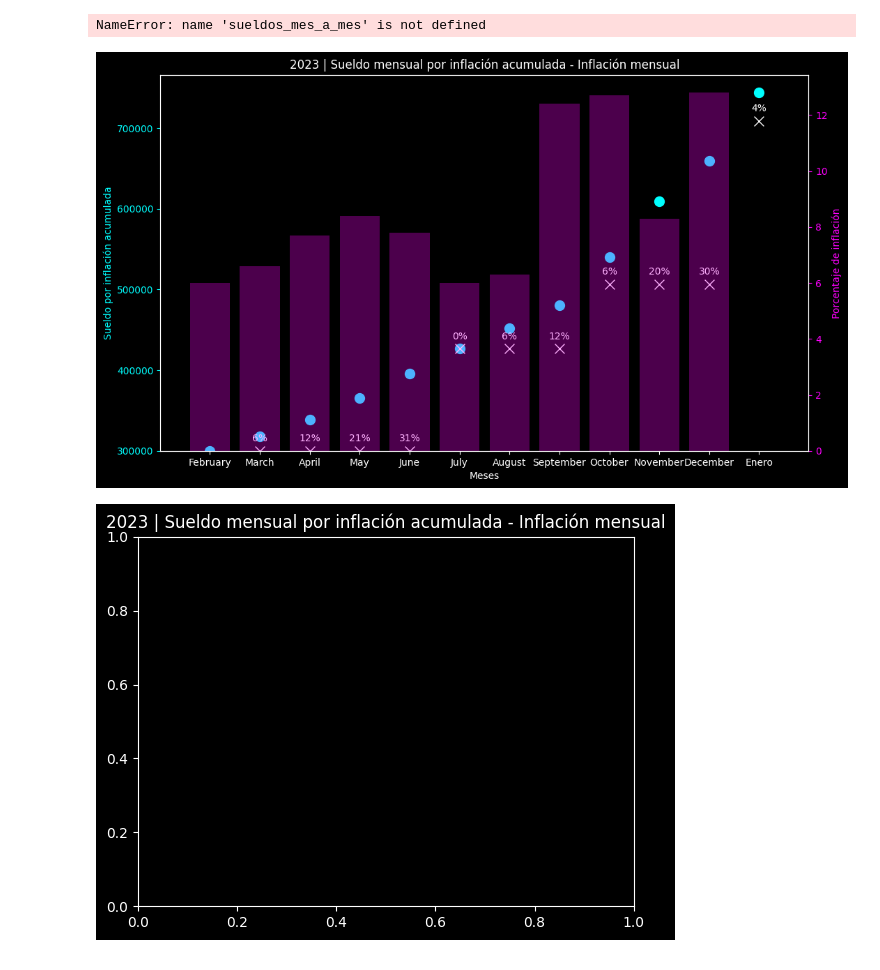
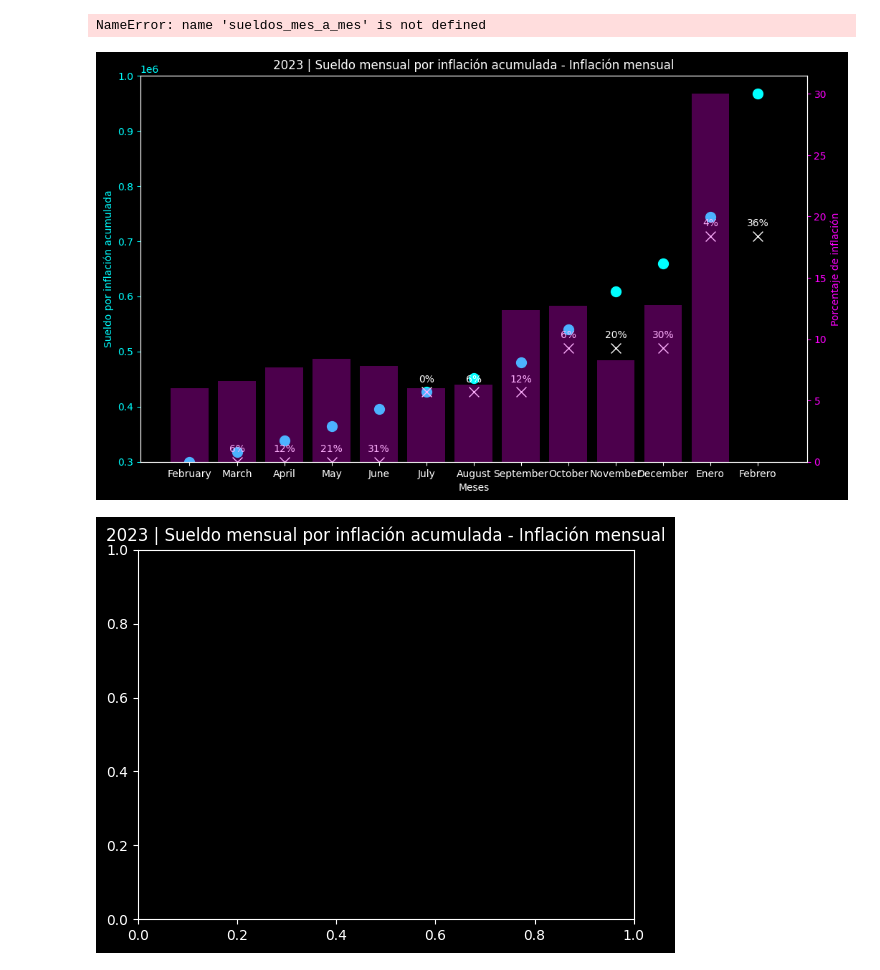
Before and after one commit to belenareal/testing_codes, a Jupyter notebook: sueldo_inflacion.ipynb, the cells around one changed output. Saved outputs shown, nothing was run; the diff lists cells and outputs as text; code cells hidden in the pictures.

```diff
--- a/sueldo_inflacion.ipynb
+++ b/sueldo_inflacion.ipynb
@@ -137,8 +137,8 @@ def calcular_sueldos_mensuales(sueldo_inicial, tasas_inflacion):
 
 # Datos
 sueldo_inicial = float(input("Ingrese el sueldo inicial: "))
-tasas_inflacion = [6.0, 6.6, 7.7, 8.4, 7.8, 6.0, 6.3, 12.4, 12.7, 8.3, 12.8]
-sueldos_reales = [0, 300000, 300000, 300000, 300000, 426600, 426600, 426600, 506552, 506552, 506552, 709173]
+tasas_inflacion = [6.0, 6.6, 7.7, 8.4, 7.8, 6.0, 6.3, 12.4, 12.7, 8.3, 12.8, 30]
+sueldos_reales = [0, 300000, 300000, 300000, 300000, 426600, 426600, 426600, 506552, 506552, 506552, 709173, 709173]
 sueldos_mes_a_mes = calcular_sueldos_mensuales(sueldo_inicial,
                                                [tasa / 100 for tasa in tasas_inflacion])
 # meses = list(calendar.month_name)[2:len(sueldos_mes_a_mes)+2]  # Iniciar desde febrero
@@ -152,7 +152,8 @@ meses = ['February',
  'September',
  'October',
  'November',
- 'December', 'Enero']
+ 'December', 'Enero',
+ 'Febrero']
 # Calcular la diferencia porcentual entre sueldos_mes_a_mes y sueldo real
 diferencia_porcentual = [(a - b) / b * 100 if b != 0 else 0 for a, b in zip(sueldos_mes_a_mes, sueldos_reales)]
 
@@ -183,34 +184,34 @@ scatter2 = ax1.scatter(meses, sueldos_reales, s=100, marker='x',
                        linewidth=1, label='Sueldo Real')
 
 # Agregar diferencia porcentual como texto en el gráfico (sin decimales)
 for i, txt in enumerate(diferencia_porcentual):
     ax1.annotate(f'{int(txt)}%', (meses[i], sueldos_reales[i]),
                  textcoords="offset points", xytext=(0,10),
                  ha='center', fontsize=10, color=color_blanco)
 
 # Desactivar la grilla para ax1
 ax1.grid(False)
 
 # Crear un segundo eje y para el gráfico de barras (tasas_inflacion)
 ax2 = ax1.twinx()
 color_ax2 = 'magenta'
 ax2.bar(meses, tasas_inflacion, alpha=0.3,
         color=color_ax2)
 ax2.set_ylabel('Porcentaje de inflación', color=color_ax2)
 ax2.tick_params('y', colors=color_ax2)
 
 # Desactivar la grilla para ax2
 ax2.grid(False)
 
 # # Mostrar la leyenda
 # fig.tight_layout()
 # fig.legend(handles=[scatter1, scatter2], loc='upper left')
 
 # Mostrar el gráfico
 plt.title('2023 | Sueldo mensual por inflación acumulada - Inflación mensual')
 plt.show()
 # %% [output]
-[figure, old version]
+[figure, new version]
 # %%
 # Modificar la generación de sueldos_mes_a_mes para comenzar desde el segundo mes
 sueldos_mes_a_mes = calcular_sueldos_mensuales(sueldo_inicial,
```
